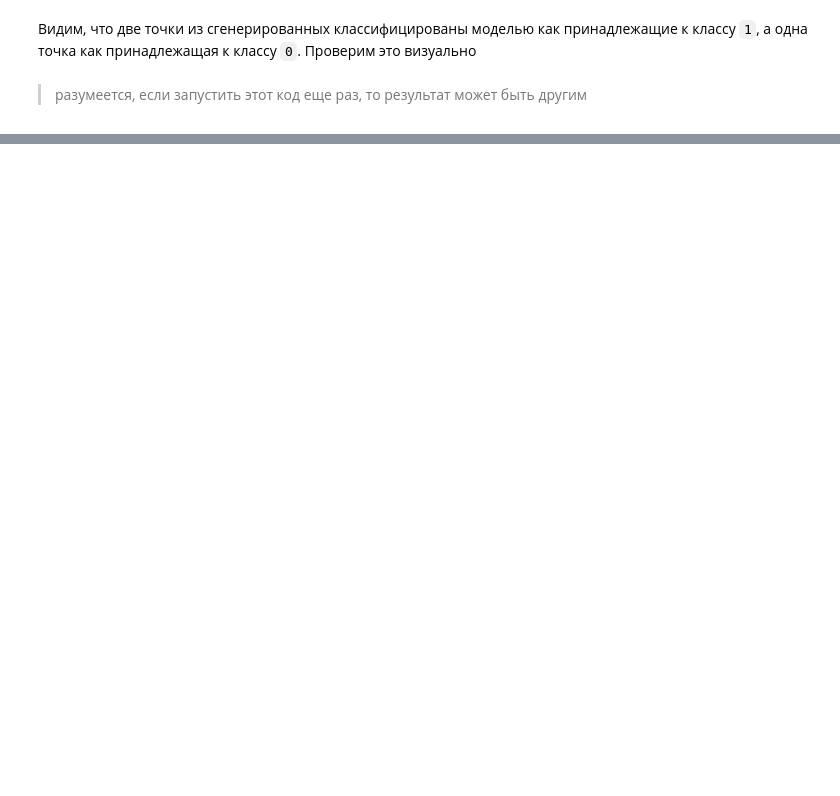
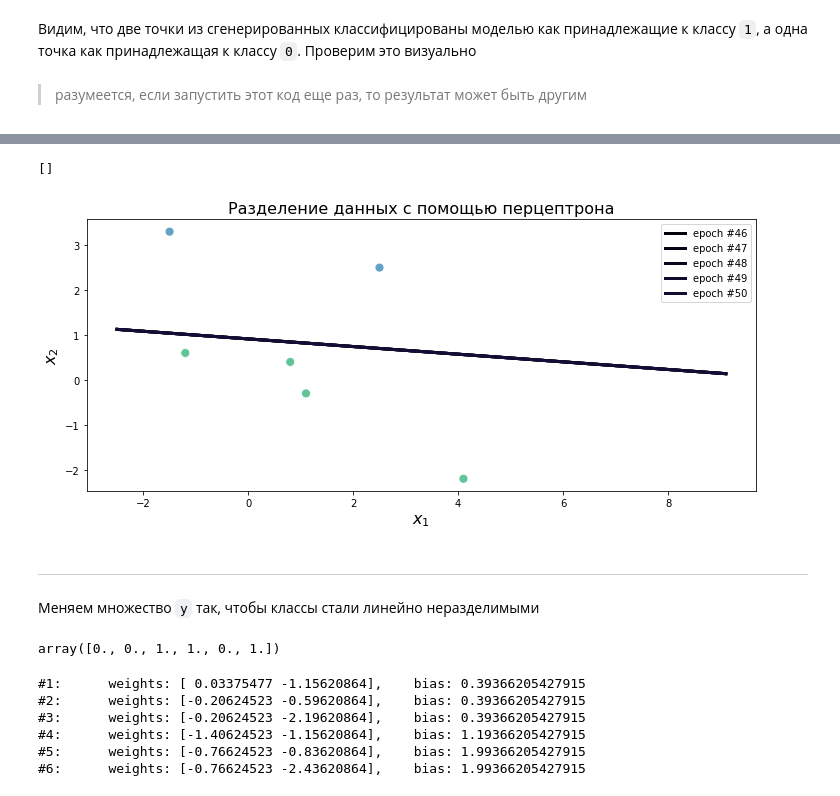
Before and after one commit to me0em/ann_class_labs, a Jupyter notebook: perceptron_lab1.ipynb, the cells around one changed output, grey strips where cells are left out. Cells and saved outputs as stored; diff of their text form; code cells hidden in the pictures; blank space fills up the shorter version.

```diff
--- a/perceptron_lab1.ipynb
+++ b/perceptron_lab1.ipynb
@@ -131,0 +140,2 @@ plt.plot()
+# %%
+history_weights = model.fit(X, y, epoches=50);
@@ -131,0 +160,44 @@ plt.plot()
+# %%
+domain = np.linspace(min(X[:, 0])-1, max(X[:, 0])+5, 1000)
+
+params = {'axes.labelsize': 16, 'axes.titlesize': 16}
+plt.rcParams.update(params)
+
+fig, ax = plt.subplots(figsize=(12, 5))
+ax.set(xlabel="$x_1$", ylabel="$x_2$", title="Разделение данных с помощью перцептрона")
+
+sns.scatterplot(x=X[:, 0], y=X[:, 1], s=80,
+                c=[{1:"#62c598", 0:"#62a2c5"}[i] for i in y])
+
+palette = sns.color_palette("magma", len(history_weights))
+
+for epoch, item in enumerate(history_weights[-5:]):
+    w, bias = item
+    x2 = -bias/w[1] - domain*w[0]/w[1]
+    sns.lineplot(x=domain, y=x2, label=f"epoch #{epoch+46}", linewidth=3, color=palette[epoch])
+
+plt.legend()
+plt.plot()
+# %% [output]
+[]
+[figure, added]
+# %% [markdown]
+---
+# %% [markdown]
+Меняем множество `y` так, чтобы классы стали линейно неразделимыми
+# %%
+rand_y = np.random.rand(len(y))
+rand_y[rand_y>0.4] = 1
+rand_y[rand_y!=1] = 0
+rand_y
+# %% [output]
+array([0., 0., 1., 1., 0., 1.])
+# %%
+rand_history_weights = model.fit(X, rand_y, epoches=6)
+# %% [output]
+#1:      weights: [ 0.03375477 -1.15620864],    bias: 0.39366205427915
+#2:      weights: [-0.20624523 -0.59620864],    bias: 0.39366205427915
+#3:      weights: [-0.20624523 -2.19620864],    bias: 0.39366205427915
+#4:      weights: [-1.40624523 -1.15620864],    bias: 1.19366205427915
+#5:      weights: [-0.76624523 -0.83620864],    bias: 1.99366205427915
+#6:      weights: [-0.76624523 -2.43620864],    bias: 1.99366205427915
```
Also changed, not shown: parts of 26 cells of this notebook.
